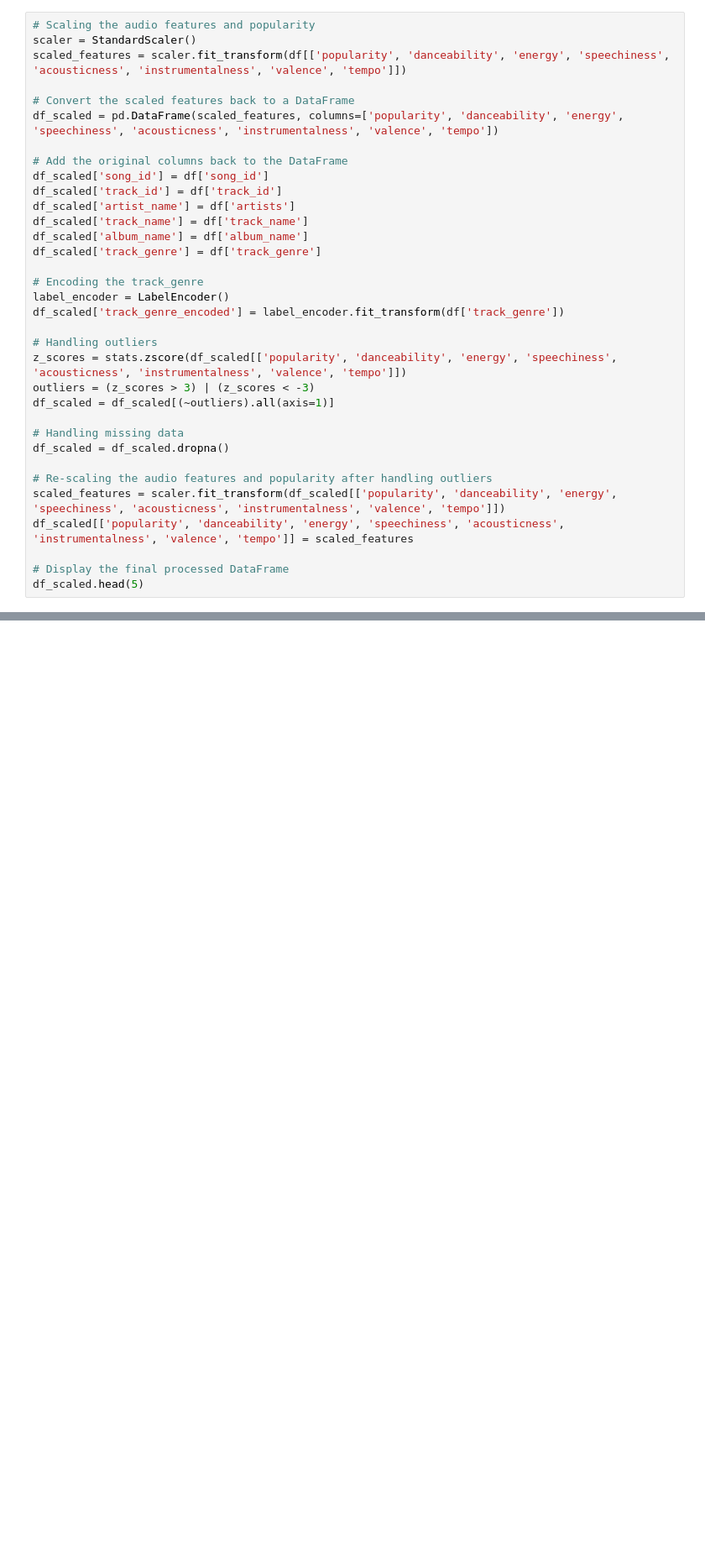
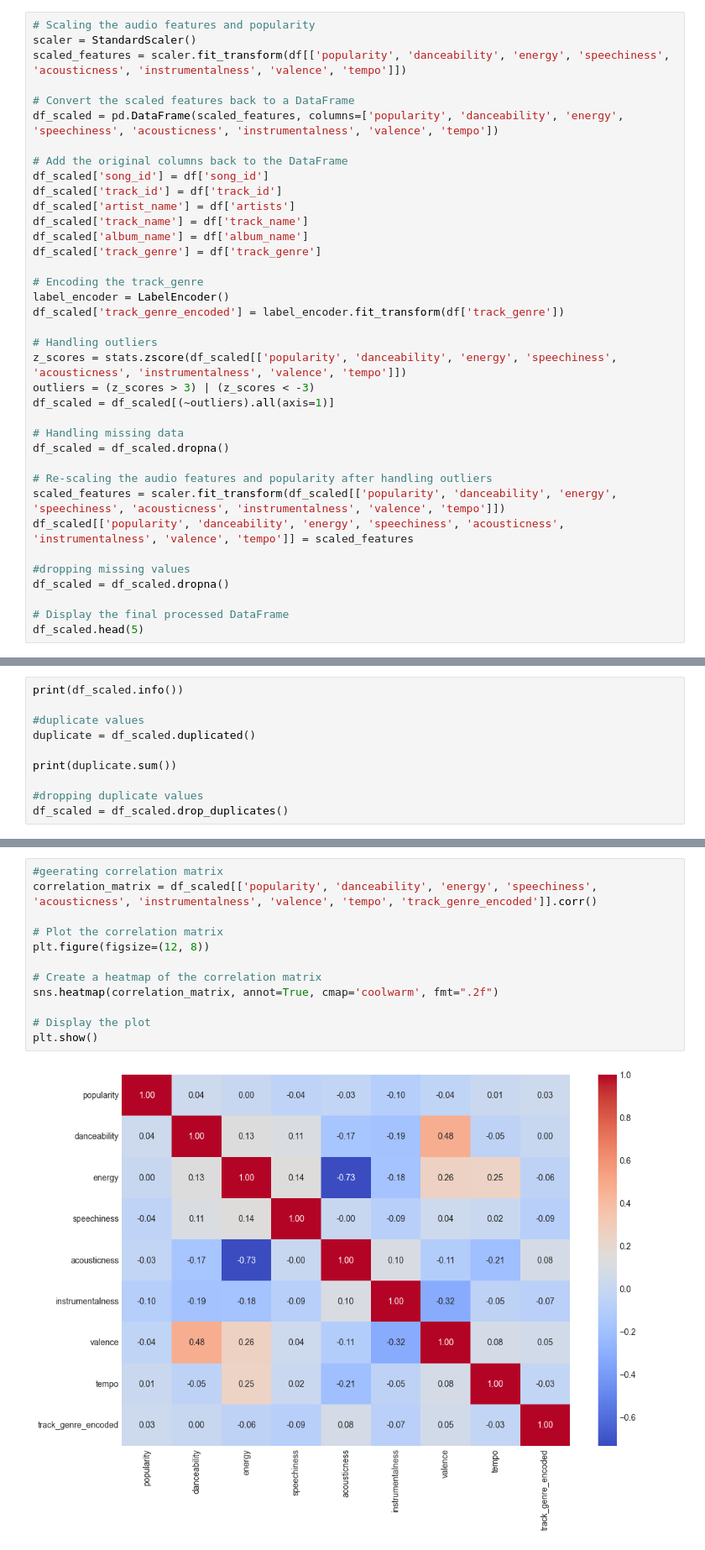
Before and after one commit to sbeeredd04/Song_Rec, a Jupyter notebook: song_recommender.ipynb, the cells around one changed output, grey strips where cells are left out. Shown at 84% size. Saved outputs shown, nothing was run; the diff lists cells and outputs as text; blank space fills up the shorter version.

```diff
--- a/song_recommender.ipynb
+++ b/song_recommender.ipynb
@@ -60,6 +60,9 @@ df_scaled = df_scaled.dropna()
 scaled_features = scaler.fit_transform(df_scaled[['popularity', 'danceability', 'energy', 'speechiness', 'acousticness', 'instrumentalness', 'valence', 'tempo']])
 df_scaled[['popularity', 'danceability', 'energy', 'speechiness', 'acousticness', 'instrumentalness', 'valence', 'tempo']] = scaled_features
 
+#dropping missing values
+df_scaled = df_scaled.dropna()
+
 # Display the final processed DataFrame
 df_scaled.head(5)
 # %% [output]
@@ -102,0 +75,10 @@ df_scaled.head(5)
+# %%
+print(df_scaled.info())
+
+#duplicate values
+duplicate = df_scaled.duplicated()
+
+print(duplicate.sum())
+
+#dropping duplicate values
+df_scaled = df_scaled.drop_duplicates()
@@ -102,0 +169,14 @@ df_scaled.head(5)
+# %%
+#geerating correlation matrix
+correlation_matrix = df_scaled[['popularity', 'danceability', 'energy', 'speechiness', 'acousticness', 'instrumentalness', 'valence', 'tempo', 'track_genre_encoded']].corr()
+
+# Plot the correlation matrix
+plt.figure(figsize=(12, 8))
+
+# Create a heatmap of the correlation matrix
+sns.heatmap(correlation_matrix, annot=True, cmap='coolwarm', fmt=".2f")
+
+# Display the plot
+plt.show()
+# %% [output]
+[figure, added]
```
Also changed, not shown: parts of 5 cells of this notebook.
